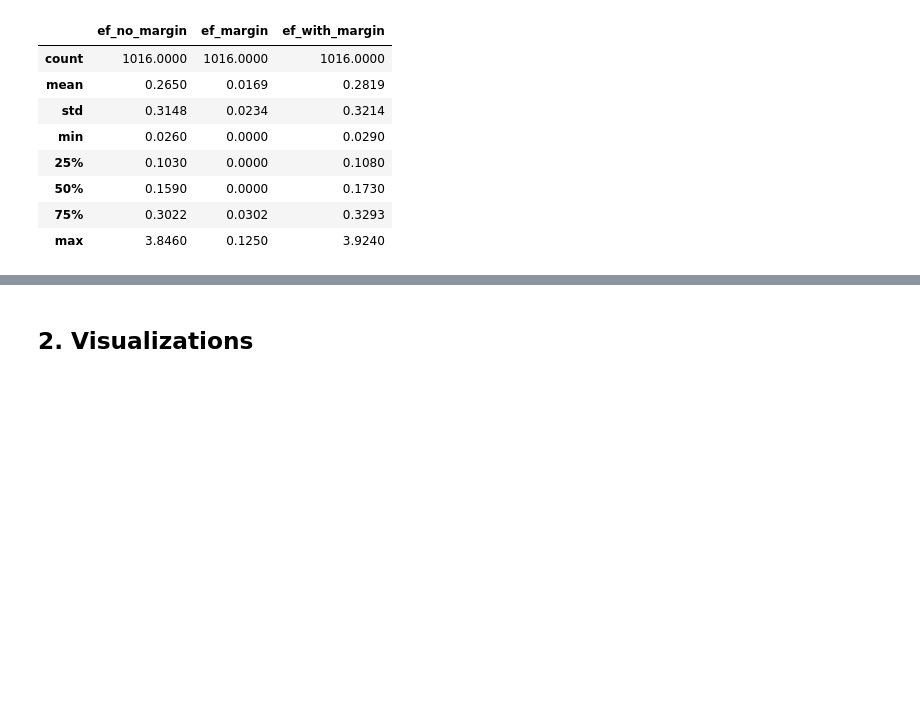
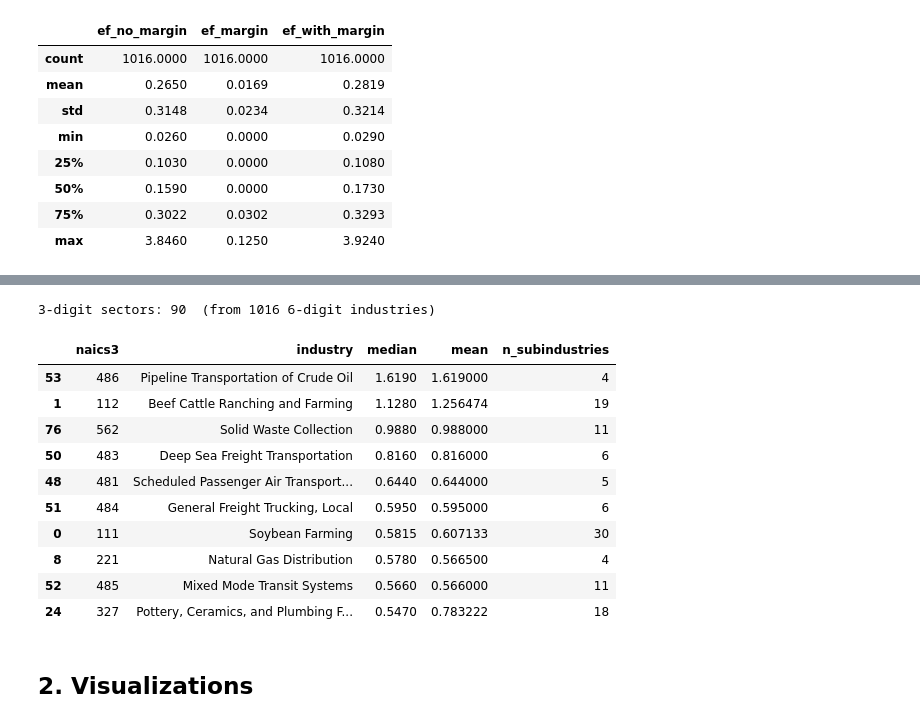
Before and after one commit to owainwilliams1/CSE151Project, a Jupyter notebook: project.ipynb, the cells around one changed output, grey strips where cells are left out. Cells and saved outputs as stored; diff of their text form; code cells hidden in the pictures; blank space fills up the shorter version.

```diff
--- a/project.ipynb
+++ b/project.ipynb
@@ -102,3 +86,32 @@ v22[["ef_no_margin", "ef_margin", "ef_with_margin"]].describe().round(4)
+# %%
+v22["naics3"] = v22["naics_code"].astype(str).str[:3]
+
+# First industry title per 3-digit group gives a readable sector label
+sector_label = v22.groupby("naics3")["industry"].first()
+
+df3 = (
+    v22.groupby("naics3")["ef_with_margin"]
+    .agg(median="median", mean="mean", n_subindustries="count")
+    .join(sector_label)
+    .reset_index()
+    .sort_values("median", ascending=False)
+)
+
+print(f"3-digit sectors: {len(df3)}  (from {len(v22)} 6-digit industries)")
+df3.head(10)[["naics3", "industry", "median", "mean", "n_subindustries"]]
+# %% [output]
+3-digit sectors: 90  (from 1016 6-digit industries)
+|  | naics3 | industry | median | mean | n_subindustries |
+| 53 | 486 | Pipeline Transportation of Crude Oil | 1.6190 | 1.619000 | 4 |
+| 1 | 112 | Beef Cattle Ranching and Farming | 1.1280 | 1.256474 | 19 |
+| 76 | 562 | Solid Waste Collection | 0.9880 | 0.988000 | 11 |
+| 50 | 483 | Deep Sea Freight Transportation | 0.8160 | 0.816000 | 6 |
+| 48 | 481 | Scheduled Passenger Air Transport... | 0.6440 | 0.644000 | 5 |
+| 51 | 484 | General Freight Trucking, Local | 0.5950 | 0.595000 | 6 |
+| 0 | 111 | Soybean Farming | 0.5815 | 0.607133 | 30 |
+| 8 | 221 | Natural Gas Distribution | 0.5780 | 0.566500 | 4 |
+| 52 | 485 | Mixed Mode Transit Systems | 0.5660 | 0.566000 | 11 |
+| 24 | 327 | Pottery, Ceramics, and Plumbing F... | 0.5470 | 0.783222 | 18 |
 # %% [markdown]
 ## 2. Visualizations
 # %% [markdown]
```
Also changed, not shown: parts of 18 cells of this notebook, 2 other files.
